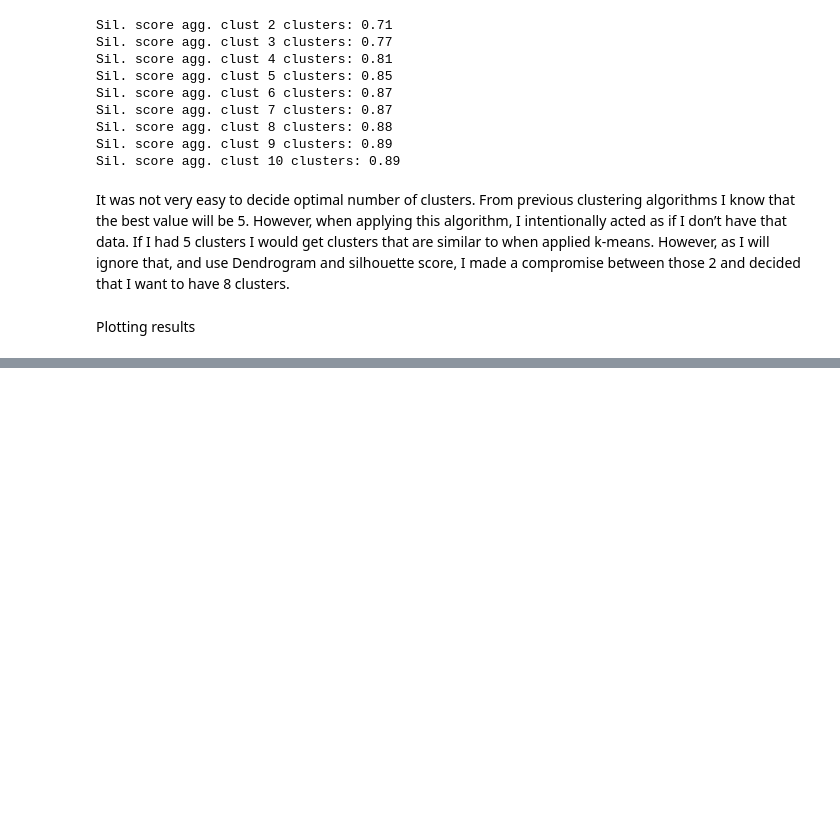
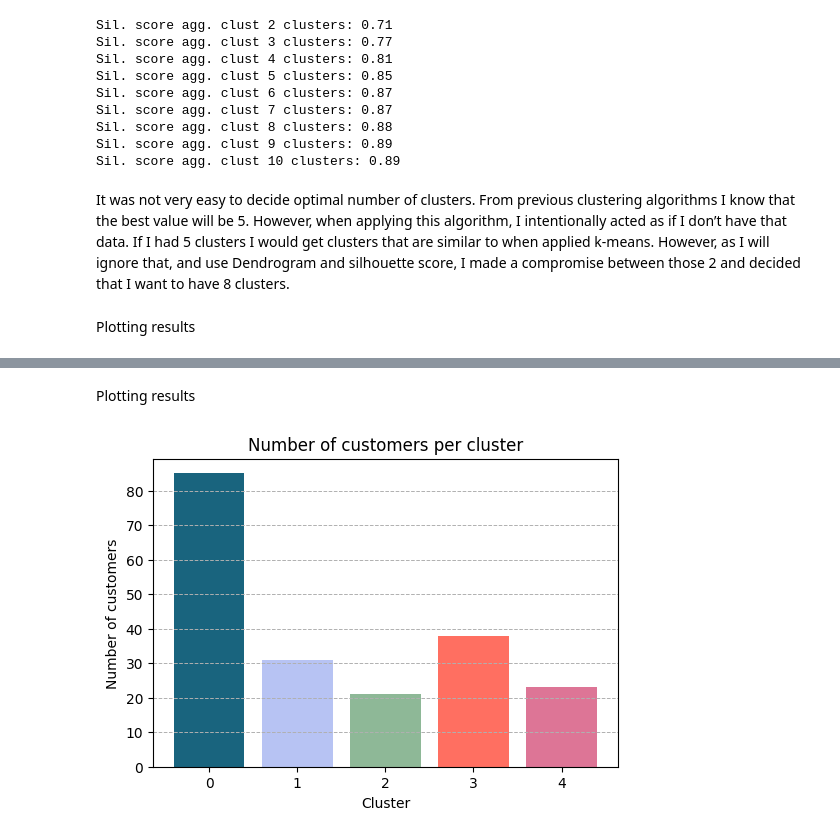
Before and after one commit to dalimvc/Clustering-and-Classification-Models, a Jupyter notebook: DS24-Clustering-b21dalmi.ipynb, the cells around one changed output, grey strips where cells are left out. Cells and saved outputs as stored; diff of their text form; code cells hidden in the pictures; blank space fills up the shorter version.

```diff
--- a/DS24-Clustering-b21dalmi.ipynb
+++ b/DS24-Clustering-b21dalmi.ipynb
@@ -683,0 +719,24 @@ Sil. score dbscan: 0.87
+# %%
+# Create and fit the model with 5 complonets
+gmm = GaussianMixture(n_components=5, covariance_type='full', random_state=42)
+gmm.fit(df_scaled)
+labels = gmm.predict(df_scaled)
+probabilities = gmm.predict_proba(df_scaled)
+
+df['Cluster'] = labels
+df_scaled['Cluster'] = labels
+# %% [markdown]
+Plotting results
+# %%
+plt.figure(figsize=(6, 4))
+#bar plot showing cluster distribution
+plt.bar(df['Cluster'].value_counts().index, df['Cluster'].value_counts().values, color=colors)
+plt.title('Number of customers per cluster')
+plt.xlabel('Cluster')
+plt.ylabel('Number of customers')
+plt.xticks(np.arange(5), labels=np.arange(5))
+plt.grid(axis='y', linestyle='--', linewidth=0.7)
+
+plt.show()
+# %% [output]
+[figure, added]
```
Also changed, not shown: parts of 15 cells of this notebook.
